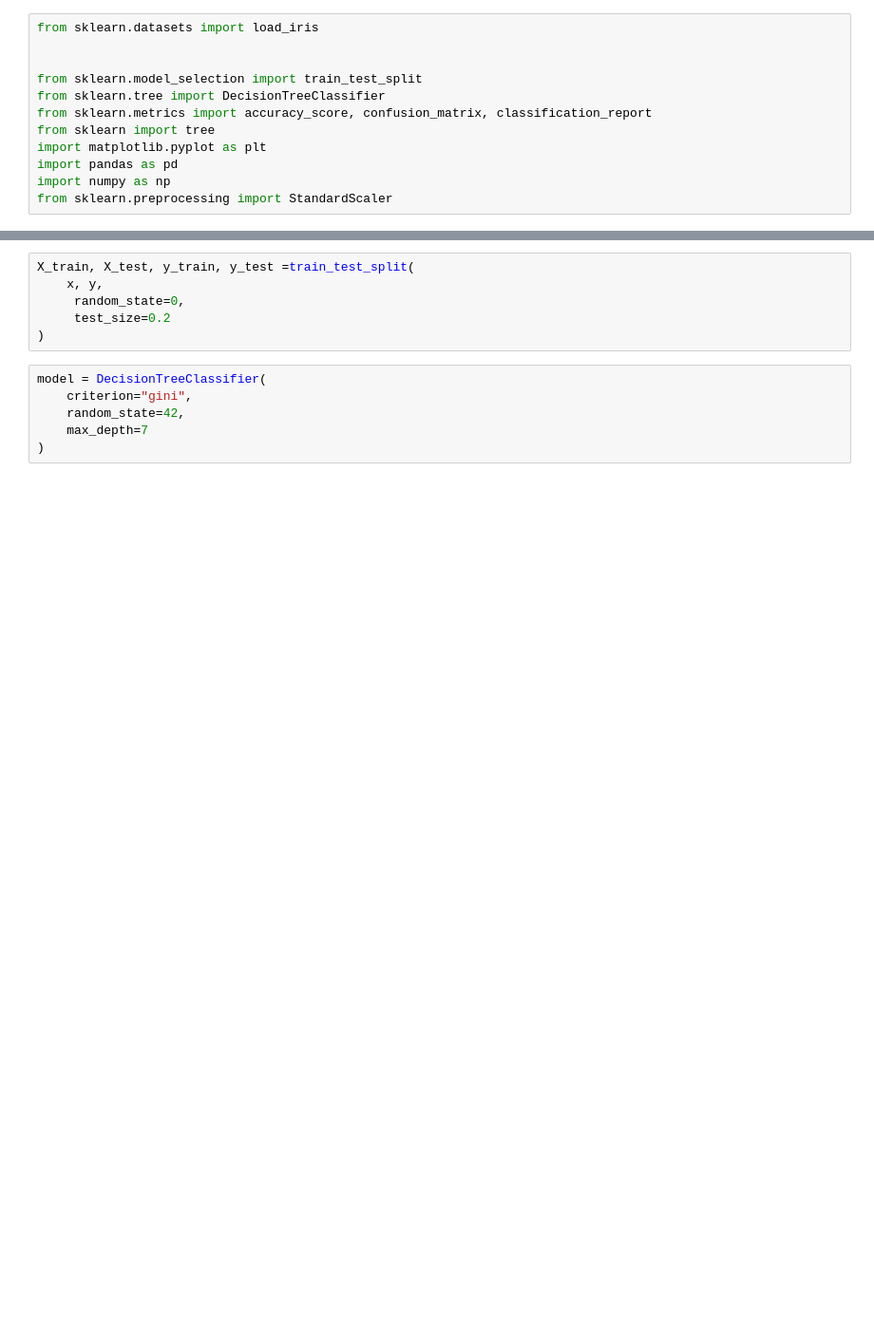
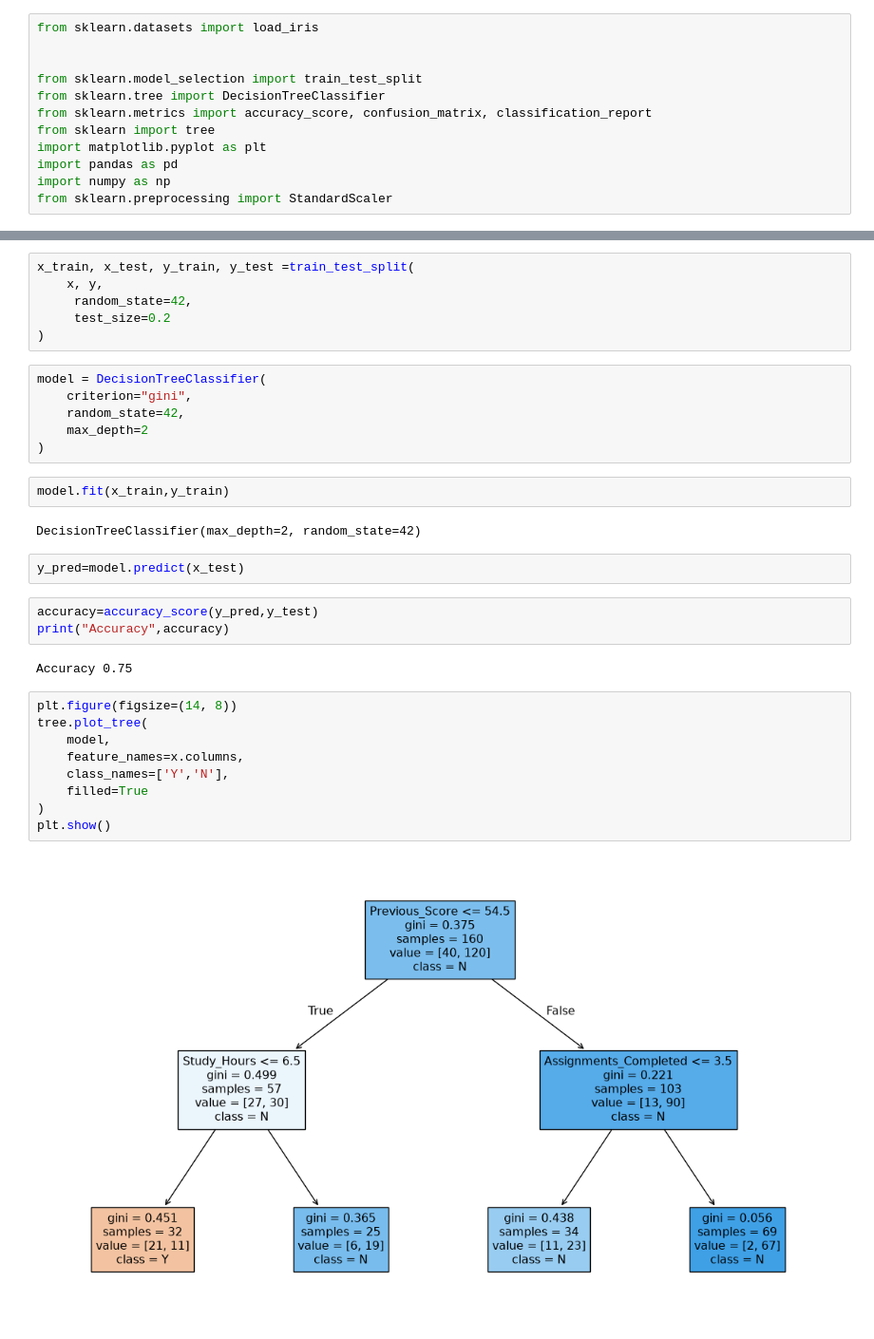
Before and after one commit to Mridul223/hyperparameter, a Jupyter notebook: d_t.ipynb, the cells around one changed output, grey strips where cells are left out. Shown at 95% size. Drawn from its saved outputs; the diff is of its cells as text; blank space fills up the shorter version.

Commit message:
decision tree f

```diff
--- a/d_t.ipynb
+++ b/d_t.ipynb
@@ -99,12 +136,34 @@ Name: Loan_Status, dtype: str
 # %%
-X_train, X_test, y_train, y_test =train_test_split(
+x_train, x_test, y_train, y_test =train_test_split(
     x, y,
-     random_state=0,
+     random_state=42,
      test_size=0.2
 )
 # %%
 model = DecisionTreeClassifier(
     criterion="gini",
     random_state=42,
-    max_depth=7
+    max_depth=2
 )
+# %%
+model.fit(x_train,y_train)
+# %% [output]
+DecisionTreeClassifier(max_depth=2, random_state=42)
+# %%
+y_pred=model.predict(x_test)
+# %%
+accuracy=accuracy_score(y_pred,y_test)
+print("Accuracy",accuracy)
+# %% [output]
+Accuracy 0.75
+# %%
+plt.figure(figsize=(14, 8))
+tree.plot_tree(
+    model,
+    feature_names=x.columns,
+    class_names=['Y','N'],
+    filled=True
+)
+plt.show()
+# %% [output]
+[figure, added]
```
Also changed, not shown: parts of 12 cells of this notebook.
